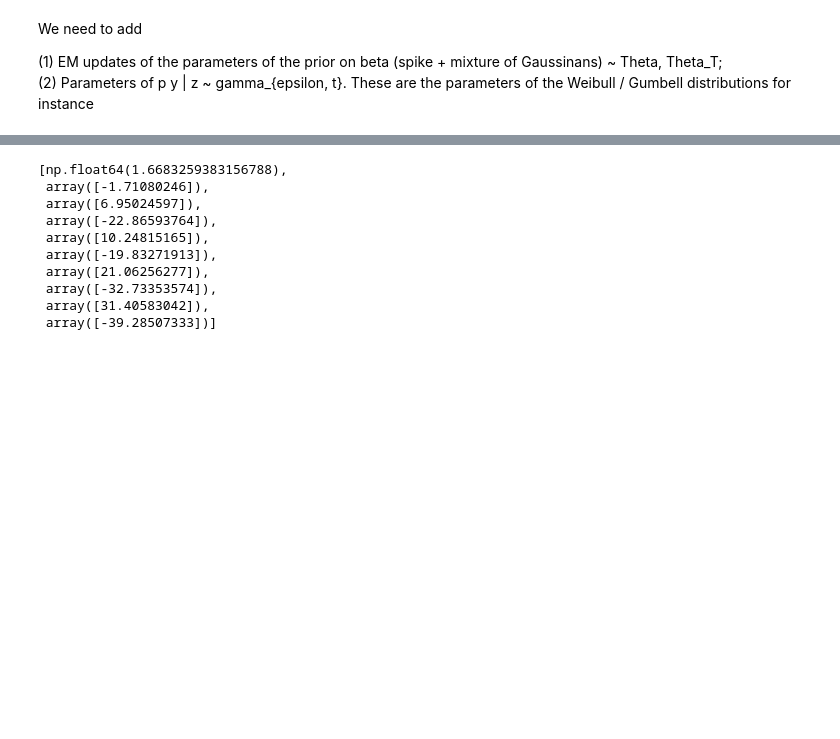
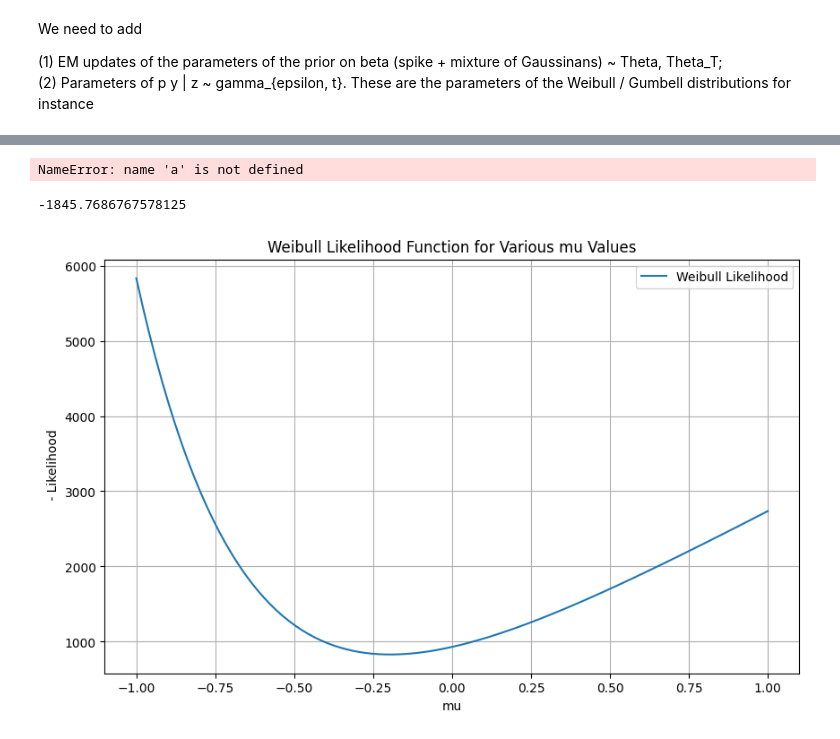
Before and after one commit to ADepope/vampW, a Jupyter notebook: vampW_EM.ipynb, the cells around one changed output, grey strips where cells are left out. Saved outputs shown, nothing was run; the diff lists cells and outputs as text; code cells hidden in the pictures; blank space fills up the shorter version.

```diff
--- a/vampW_EM.ipynb
+++ b/vampW_EM.ipynb
@@ -790,13 +409,0 @@ alphas
-# %%
-mus
-# %% [output]
-[np.float64(1.6683259383156788),
- array([-1.71080246]),
- array([6.95024597]),
- array([-22.86593764]),
- array([10.24815165]),
- array([-19.83271913]),
- array([21.06256277]),
- array([-32.73353574]),
- array([31.40583042]),
- array([-39.28507333])]
@@ -802,0 +452,63 @@ mus
+# %%
+# Create an index array for the x-axis
+indices = range(len(a))
+
+# Plot actual values
+plt.scatter(indices, a, color='blue', label='Actual')
+
+# Plot predicted values
+plt.scatter(indices, p, color='red', label='Predicted')
+
+# Add labels and title
+plt.xlabel('Index')
+plt.ylabel('Values')
+plt.title('Actual vs Predicted Scatter Plot')
+
+# Add a legend
+plt.legend()
+
+# Display the plot
+plt.show()
+# %% [output]
+NameError: name 'a' is not defined
+# %%
+n=800
+m=800
+p=0.4
+la=0.4
+# This is where the sigma is defined. Note that the scope of this definition extends to gvamp
+sigma=1
+h2=0.95
+
+X,beta,y,alpha = sim_model(n,m,p,la,sigma,h2)
+# %%
+# Assume X, beta, Y, alpha, mu, and emc are already defined
+X = torch.tensor(X, dtype=torch.float32)
+beta = torch.tensor(beta, dtype=torch.float32)
+Y = torch.tensor(y, dtype=torch.float32)
+alpha = torch.tensor(2.8, dtype=torch.float32)
+mu = torch.tensor(0, dtype=torch.float32, requires_grad=True)
+emc_t = torch.tensor(emc, dtype=torch.float32)
+# result = weibull_likelihood(torch.tensor(X@beta), Y, alpha, 0.5, 1 / torch.var(torch.tensor(X@beta)), emc)
+result = weibull_likelihood(torch.tensor(X@beta), Y, alpha, 0.5, 1 / torch.var(torch.tensor(X@beta)), emc_t)
+result.item()
+# %% [output]
+-1845.7686767578125
+# %%
+# Range of mu values
+mu_values = np.linspace(-1, 1, 100)
+
+# Calculate the likelihood for each value of mu
+likelihood_values = [-weibull_likelihood(X@beta, Y, alpha, torch.tensor(mu, dtype=torch.float32), torch.tensor(1e10), emc_t) for mu in mu_values]
+
+# Plot the results
+plt.figure(figsize=(10, 6))
+plt.plot(mu_values, likelihood_values, label='Weibull Likelihood')
+plt.xlabel('mu')
+plt.ylabel(' - Likelihood')
+plt.title('Weibull Likelihood Function for Various mu Values')
+plt.legend()
+plt.grid(True)
+plt.show()
+# %% [output]
+[figure, added]
```
Also changed, not shown: parts of 26 cells of this notebook, 2 other files.
